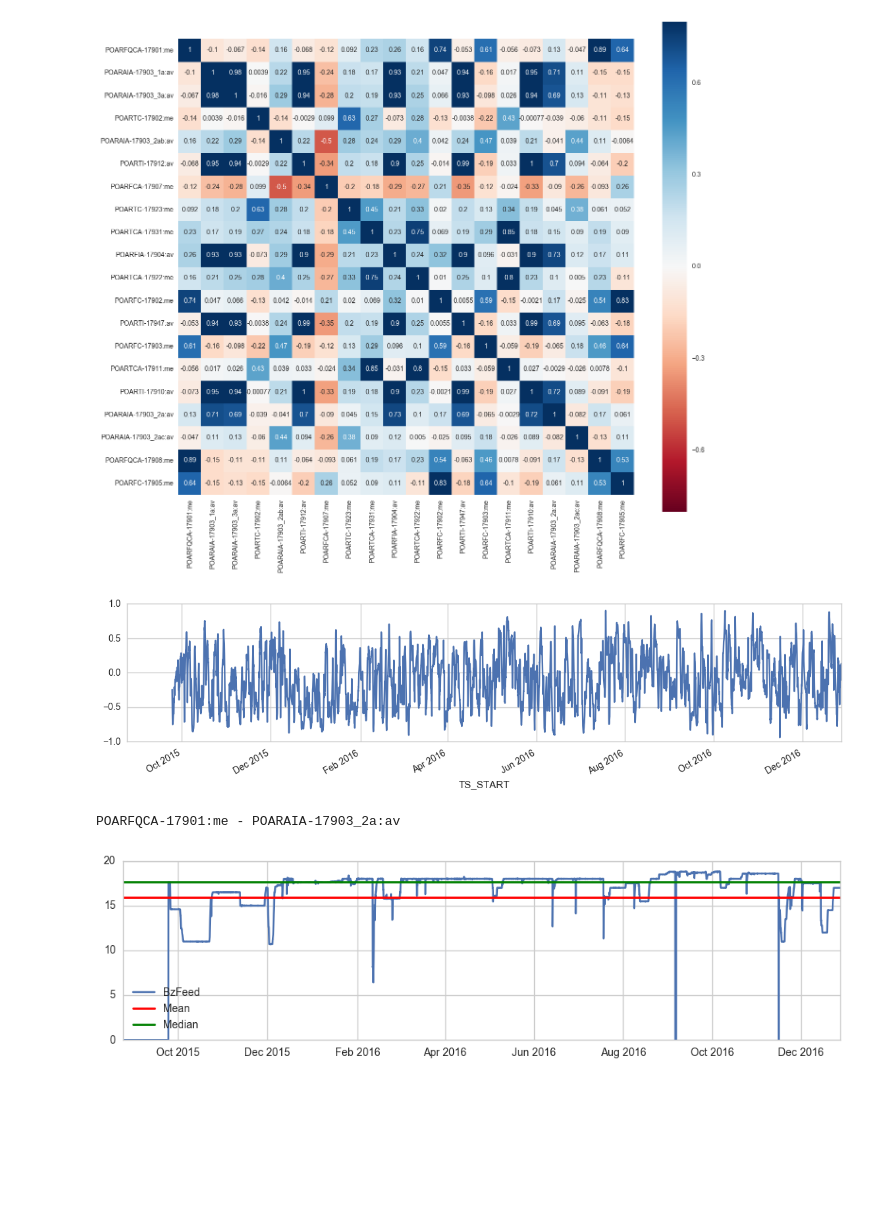
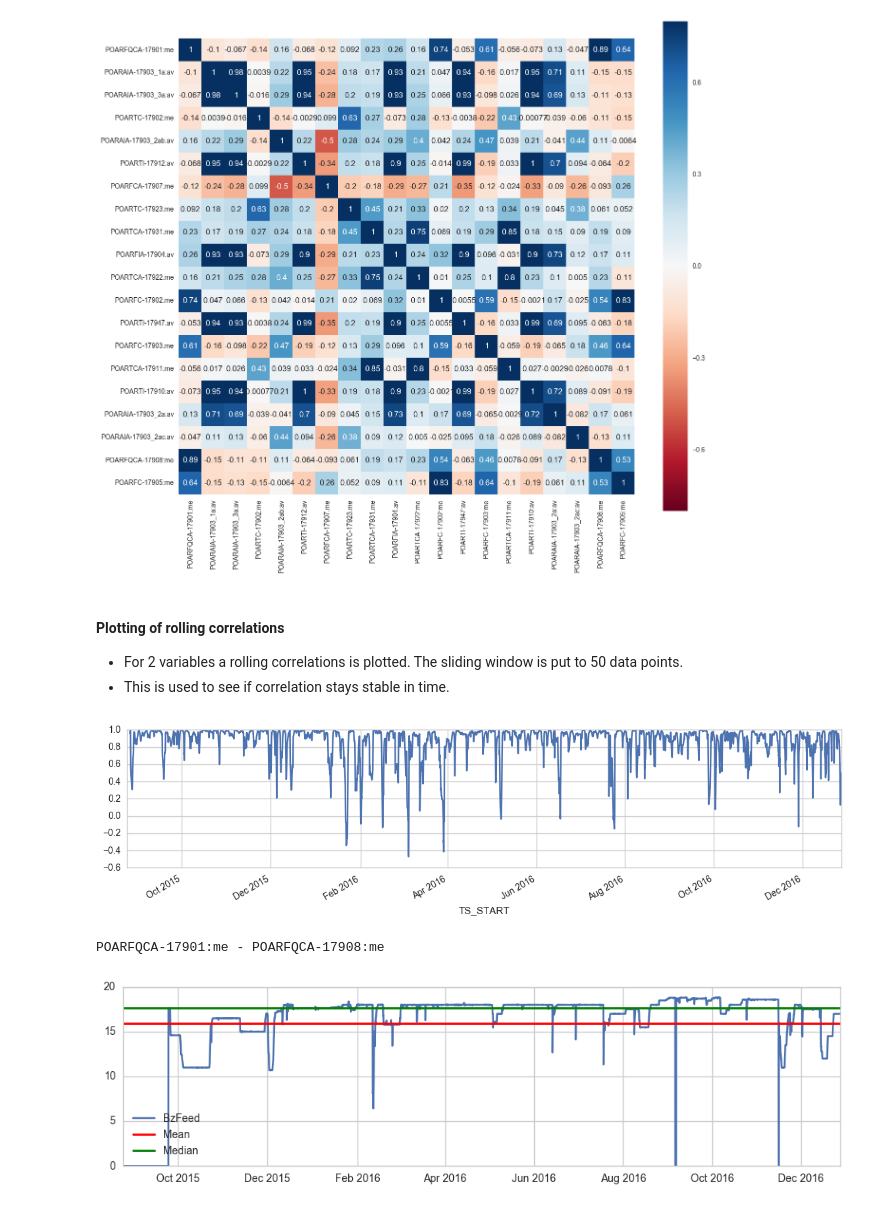
Before and after one commit to clijda/IP21analysis, a Jupyter notebook: TestDataExtractionIP21.ipynb, the cells around one changed output. Saved outputs shown, nothing was run; the diff lists cells and outputs as text; code cells hidden in the pictures; blank space fills up the shorter version.

```diff
--- a/TestDataExtractionIP21.ipynb
+++ b/TestDataExtractionIP21.ipynb
@@ -123,15 +130,19 @@ plt.tight_layout()
 plt.show()
 # %% [output]
 [figure]
+# %% [markdown]
+#### Plotting of rolling correlations
+* For 2 variables a rolling correlations is plotted. The sliding window is put to 50 data points.
+* This is used to see if correlation stays stable in time.
 # %%
 correls = df.rolling(window=50).corr()
 plt.figure(figsize=(14,3))
-correls.loc[:, df.columns[0], df.columns[16]].plot()
+correls.loc[:, df.columns[0], df.columns[18]].plot()
 plt.show()
-print(df.columns[0] + " - " + df.columns[16])
+print(df.columns[0] + " - " + df.columns[18])
 # %% [output]
-[figure, old version]
+[figure, new version]
-POARFQCA-17901:me - POARAIA-17903_2a:av
+POARFQCA-17901:me - POARFQCA-17908:me
 # %%
 strTagName='BzFeed'
 plt.figure(figsize=(12,3))
```
Also changed, not shown: parts of 6 cells of this notebook.
